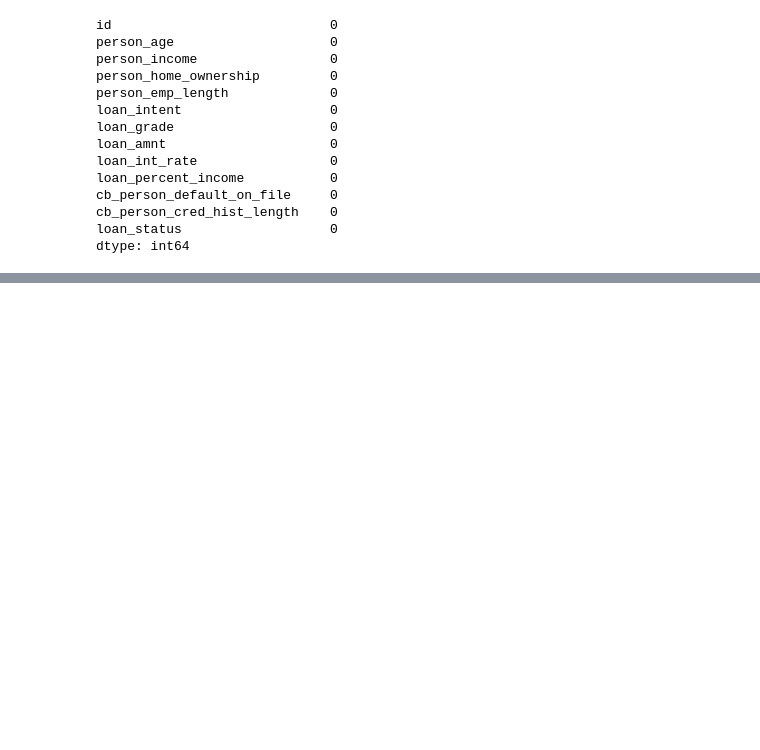
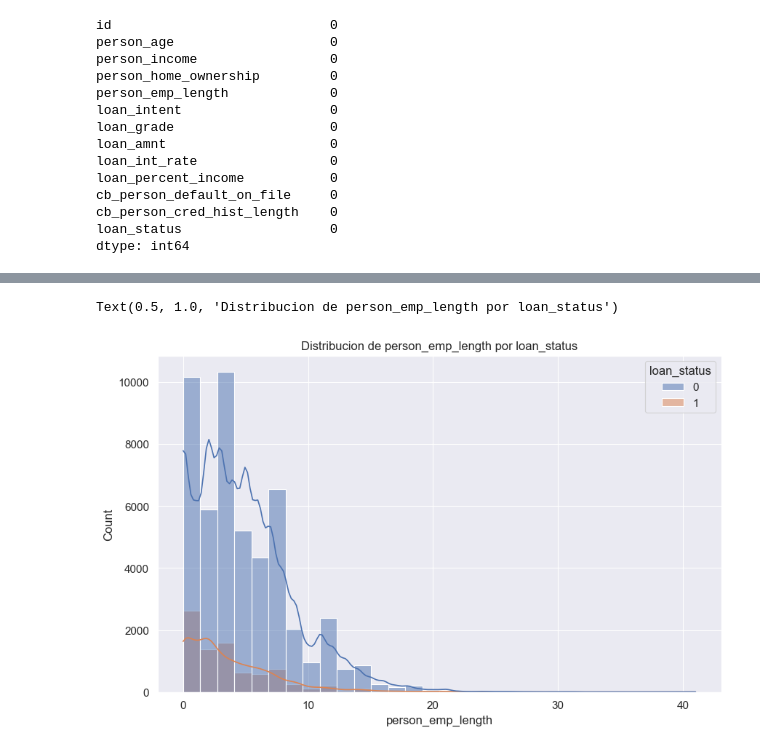
Before and after one commit to Pericsen/loan-approval-prediction, a Jupyter notebook: loan.ipynb, the cells around one changed output, grey strips where cells are left out. Saved outputs shown, nothing was run; the diff lists cells and outputs as text; code cells hidden in the pictures; blank space fills up the shorter version.

```diff
--- a/loan.ipynb
+++ b/loan.ipynb
@@ -74,0 +84,7 @@ plt.show()
+# %%
+plt.figure(figsize=(10,6))
+sns.histplot(data=train, x='person_emp_length', hue='loan_status', bins=30, kde=True)
+plt.title('Distribucion de person_emp_length por loan_status') # Tambien, hay un caso donde tiene un tiempo de trabajo de 123 anios, lo podemos remover
+# %% [output]
+Text(0.5, 1.0, 'Distribucion de person_emp_length por loan_status')
+[figure, added]
```
Also changed, not shown: parts of 20 cells of this notebook, 13 other files.
